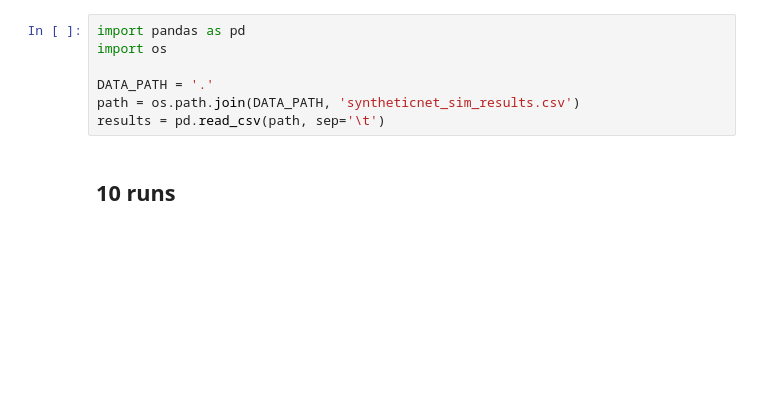
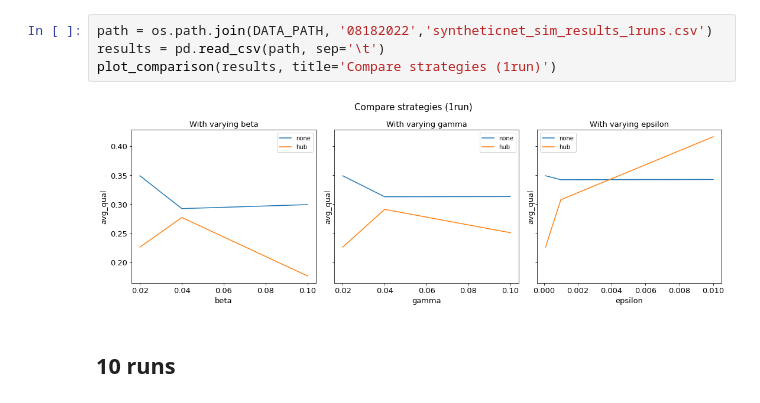
Before and after one commit to btrantruong/Manipulating-Online-Marketplace-of-Ideas, a Jupyter notebook: exps/08042022_synthetic results.ipynb, the cells around one changed output. Drawn from its saved outputs; the diff is of its cells as text; blank space fills up the shorter version.

```diff
--- a/exps/08042022_synthetic results.ipynb
+++ b/exps/08042022_synthetic results.ipynb
@@ -1,9 +57,8 @@
 # %%
-import pandas as pd
-import os
-
-DATA_PATH = '.'
-path = os.path.join(DATA_PATH, 'syntheticnet_sim_results.csv')
+path = os.path.join(DATA_PATH, '08182022','syntheticnet_sim_results_1runs.csv')
 results = pd.read_csv(path, sep='\t')
+plot_comparison(results, title='Compare strategies (1run)')
+# %% [output]
+[figure, added]
 # %% [markdown]
 ## 10 runs
```
Also changed, not shown: parts of 33 cells of this notebook, 5 other files.
